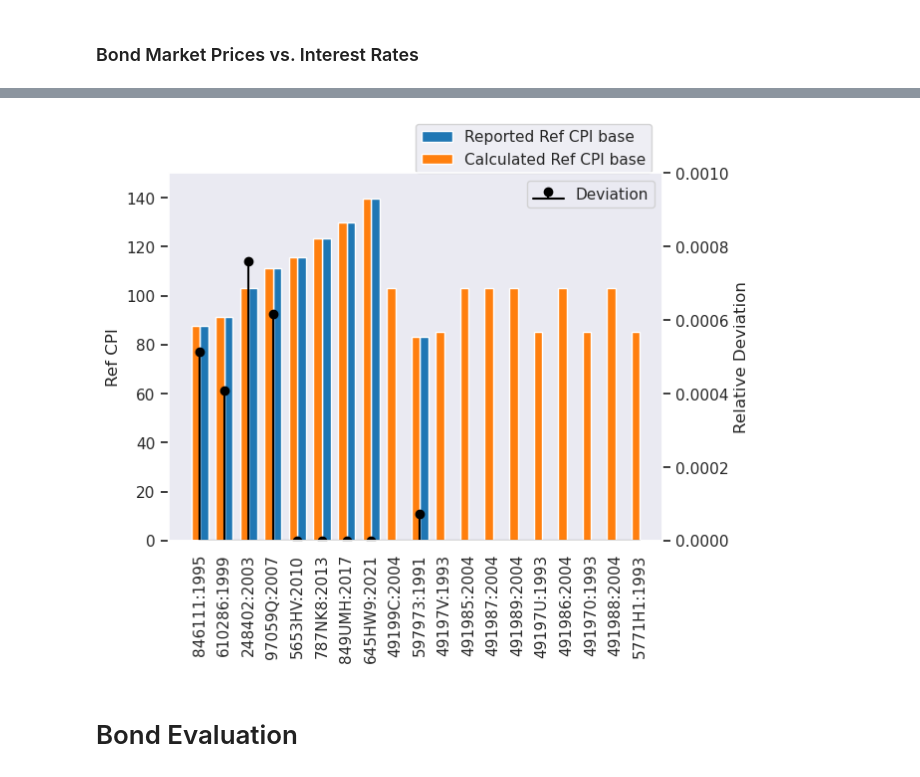
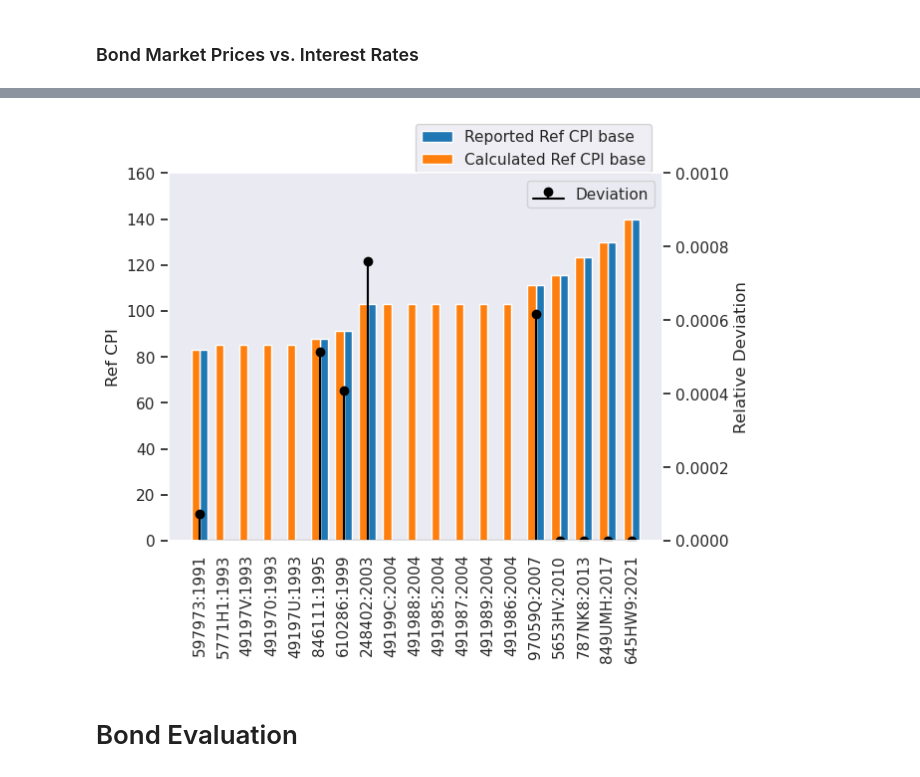
Before and after one commit to marcussteinbacher/fm_se, a Jupyter notebook: fm_se.ipynb, the cells around one changed output, grey strips where cells are left out. Saved outputs shown, nothing was run; the diff lists cells and outputs as text; code cells hidden in the pictures.

```diff
--- a/fm_se.ipynb
+++ b/fm_se.ipynb
@@ -17,20 +18,13 @@ sns.set()
 ## Exploratory Data Analysis
 ### Overview
 # %%
-with pd.ExcelFile("data/can.xlsx") as xls:
-    df_prices = pd.read_excel(xls,"Price",index_col=0,parse_dates=True)
-    df_prices.columns = df_prices.columns.map(str)
+ilbs = df_info[df_info["TYPE"] == "ILB"].index.values
+noms = df_info[df_info["TYPE"]=="NOM"].index.values
 
-with pd.ExcelFile("data/can.xlsx") as xls:
-    df_info = pd.read_excel(xls,"Info",index_col=0)
-    df_info.index = df_info.index.map(str)
-    df_info.loc[:,"ISSUE DATE"] = pd.to_datetime(df_info["ISSUE DATE"],format="%d/%m/%Y")
-    df_info.loc[:,"REDEMPTION DATE"] = pd.to_datetime(df_info["REDEMPTION DATE"],format="%d/%m/%y")
+df_ilbs = df_prices.loc[:,ilbs]
+df_noms = df_prices.loc[:,noms]
 
 df_info.head()
-#ISSUE DATE %d/%m%Y
-#REDEMPTION DATE %d/%m%y
-#COUPON DATES %d/%m
 # %% [output]
 |  | ISIN CODE | NAME | COUPON | AMOUNT ISSUED | COUPON DATES | INDEX LINKED COUP | COUPONS PER YEAR | ... |
 | Type |  |  |  |  |  |  |  | ... |
@@ -245,4 +336,4 @@ TODO [source](kljgdfg)
 # %%
-ref_cpi = RefCPI()
-ref_cpi.df.head()
+ref_cpi = RefCPI(online=False)
+ref_cpi.available_indices
 # %% [output]
@@ -281,32 +382,35 @@ Dropdown(description='Bond', options=(('CANADA 1995 4 1/4% 01/12/26 INDXLK.', '8
 [interactive output not drawn]
 # %%
-issue_dates = [df_info.loc[bond,"ISSUE DATE"] for bond in df_prices.columns]
-cpi_reals = [df_info.loc[bond,"REF CPI BASE"] for bond in df_prices.columns]
+df_info_ilbs = df_info.loc[ilbs,:]
+df_info_ilbs.sort_index(key= lambda x: df_info_ilbs.loc[x,"ISSUE DATE"],inplace=True)
+
+issue_dates = [df_info.loc[bond,"ISSUE DATE"] for bond in df_info_ilbs.index]
+cpi_reals = [df_info.loc[bond,"REF CPI BASE"] for bond in df_info_ilbs.index]
 cpi_calcs = [ref_cpi.ref_cpi(issue_date) for issue_date in issue_dates]
 diff = [abs(a-b)/a for a,b in zip(cpi_reals,cpi_calcs)]
-labels = [n+":"+d.strftime("%Y") for n,d in zip(df_prices.columns,issue_dates)]
+labels = [n+":"+d.strftime("%Y") for n,d in zip(df_info_ilbs.index,issue_dates)]
 
 with sns.axes_style("dark"):
     fig,ax = plt.subplots()
     ax1 = plt.twinx()
 
-ax.bar(x=range(len(df_prices.columns)),height=cpi_reals,align="edge",width=0.35,color="tab:blue",label="Reported Ref CPI base")
-ax.bar(x=range(len(df_prices.columns)),height=cpi_calcs,align="edge",width=-0.35,color="tab:orange",label="Calculated Ref CPI base")
+ax.bar(x=range(len(df_info_ilbs.index)),height=cpi_reals,align="edge",width=0.35,color="tab:blue",label="Reported Ref CPI base")
+ax.bar(x=range(len(df_info_ilbs.index)),height=cpi_calcs,align="edge",width=-0.35,color="tab:orange",label="Calculated Ref CPI base")
 
-ax1.stem(range(len(df_prices.columns)),diff,linefmt="black",markerfmt="o",basefmt="black",label="Deviation")
+ax1.stem(range(len(df_info_ilbs.index)),diff,linefmt="black",markerfmt="o",basefmt="black",label="Deviation")
 
-ax.set_ylim(0,150)
+ax.set_ylim(0,160)
 ax1.set_ylim(0,0.001)
 
-ax.set_xticks(range(len(df_prices.columns)),labels=labels,rotation=90)
+ax.set_xticks(range(len(df_info_ilbs.index)),labels=labels,rotation=90)
 ax.set_ylabel("Ref CPI")
 ax1.set_ylabel("Relative Deviation")
 
 ax.legend(loc=(0.5,1))
 ax1.legend()
 plt.show()
 # %% [output]
-[figure, old version]
+[figure, new version]
 # %% [markdown]
 # Bond Evaluation
 # %%
```
Also changed, not shown: parts of 68 cells of this notebook, 13 other files.
